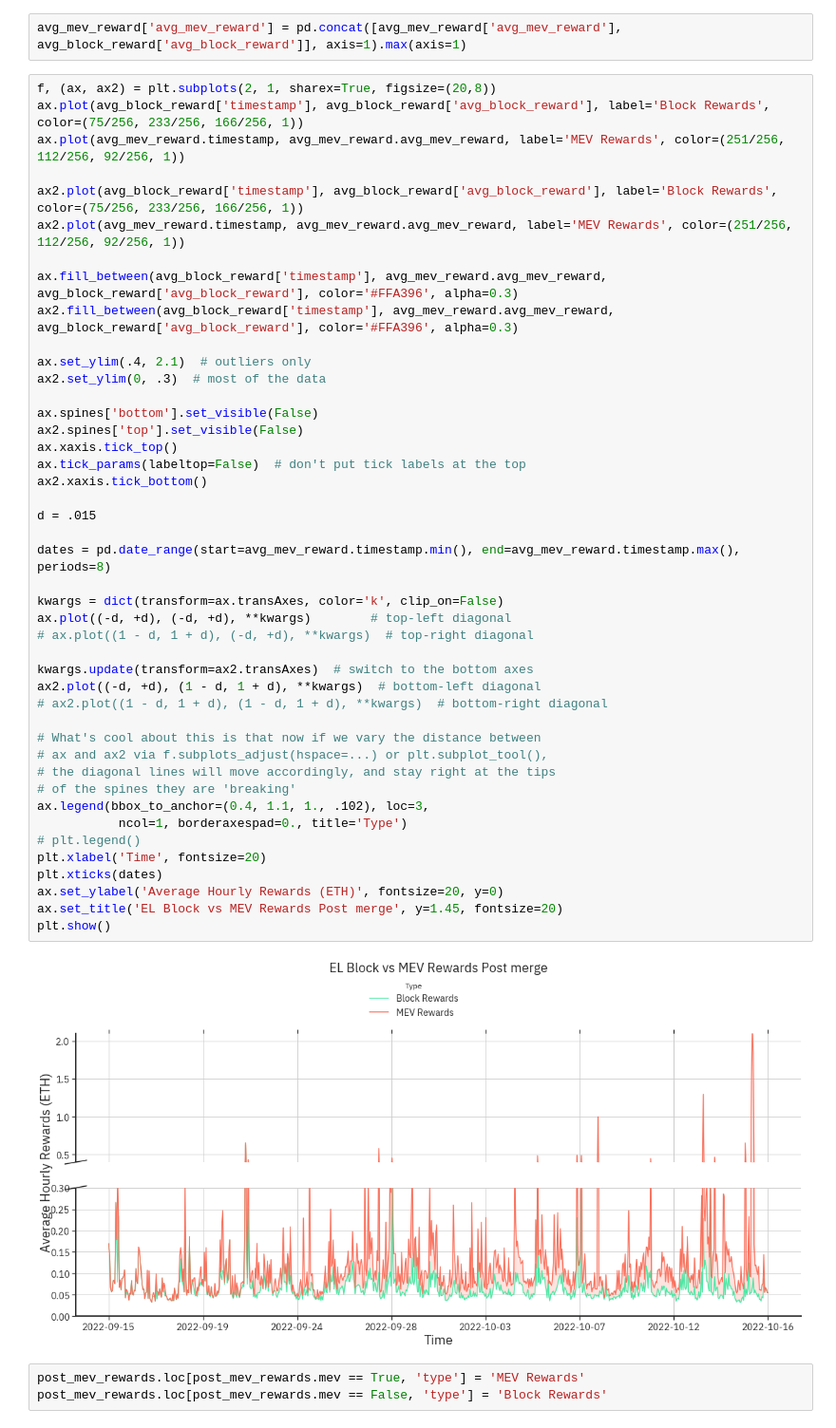
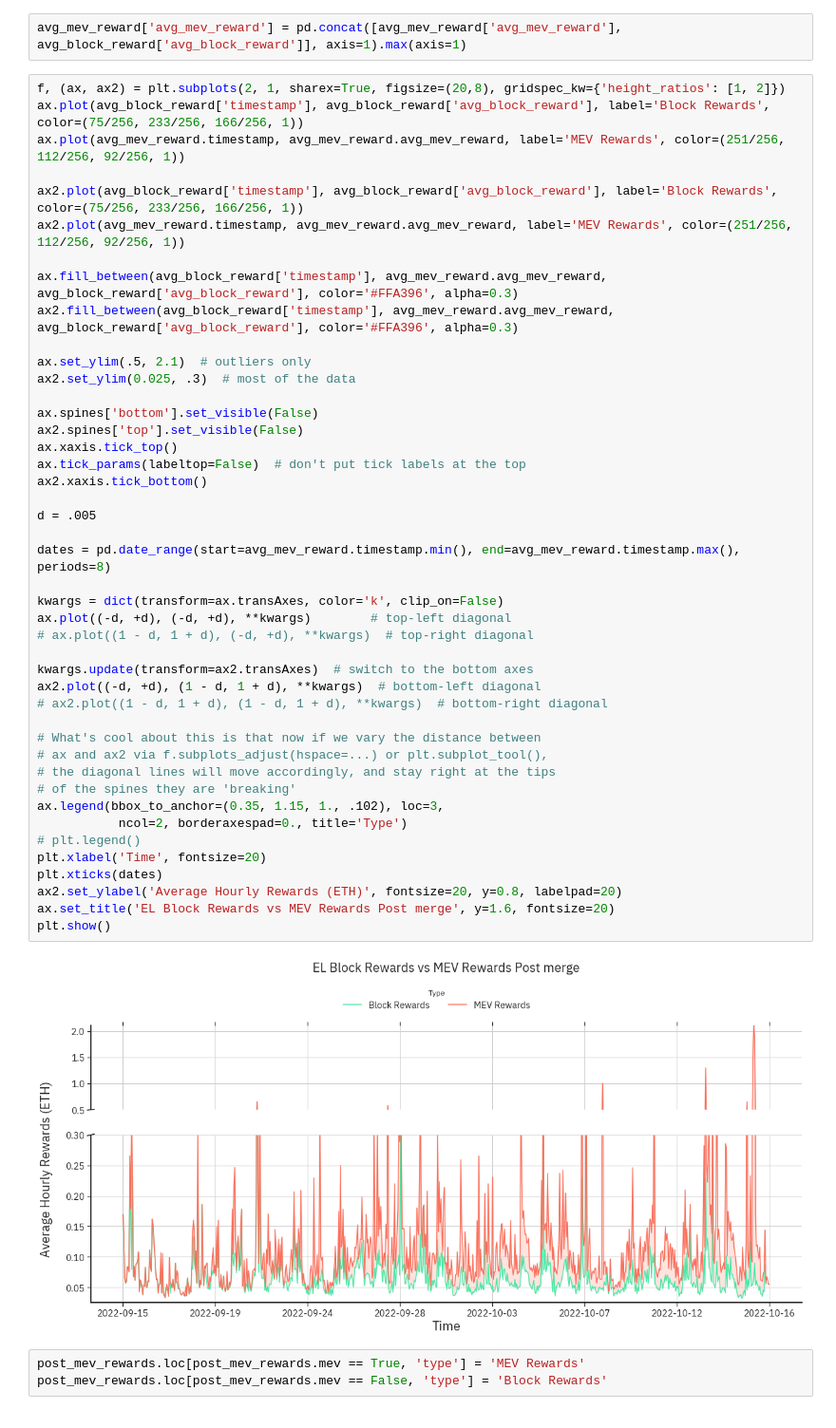
Before and after one commit to Metrika-Inc/eth-merge-data-challenge, a Jupyter notebook: EL analysis.ipynb, the cells around one changed output. Shown at 95% size. Cells and saved outputs as stored; diff of their text form.

Commit message:
Reworked average EL chart

```diff
--- a/EL analysis.ipynb
+++ b/EL analysis.ipynb
@@ -507,7 +507,7 @@ avg_mev_reward = post_mev_rewards.set_index('timestamp')['mev_value'].resample('
 # %%
 avg_mev_reward['avg_mev_reward'] = pd.concat([avg_mev_reward['avg_mev_reward'], avg_block_reward['avg_block_reward']], axis=1).max(axis=1)
 # %%
-f, (ax, ax2) = plt.subplots(2, 1, sharex=True, figsize=(20,8))
+f, (ax, ax2) = plt.subplots(2, 1, sharex=True, figsize=(20,8), gridspec_kw={'height_ratios': [1, 2]})
 ax.plot(avg_block_reward['timestamp'], avg_block_reward['avg_block_reward'], label='Block Rewards', color=(75/256, 233/256, 166/256, 1))
 ax.plot(avg_mev_reward.timestamp, avg_mev_reward.avg_mev_reward, label='MEV Rewards', color=(251/256, 112/256, 92/256, 1))
 
@@ -517,41 +517,41 @@ ax2.plot(avg_mev_reward.timestamp, avg_mev_reward.avg_mev_reward, label='MEV Rew
 ax.fill_between(avg_block_reward['timestamp'], avg_mev_reward.avg_mev_reward, avg_block_reward['avg_block_reward'], color='#FFA396', alpha=0.3)
 ax2.fill_between(avg_block_reward['timestamp'], avg_mev_reward.avg_mev_reward, avg_block_reward['avg_block_reward'], color='#FFA396', alpha=0.3)
 
-ax.set_ylim(.4, 2.1)  # outliers only
-ax2.set_ylim(0, .3)  # most of the data
+ax.set_ylim(.5, 2.1)  # outliers only
+ax2.set_ylim(0.025, .3)  # most of the data
 
 ax.spines['bottom'].set_visible(False)
 ax2.spines['top'].set_visible(False)
 ax.xaxis.tick_top()
 ax.tick_params(labeltop=False)  # don't put tick labels at the top
 ax2.xaxis.tick_bottom()
 
-d = .015
+d = .005
 
 dates = pd.date_range(start=avg_mev_reward.timestamp.min(), end=avg_mev_reward.timestamp.max(), periods=8)
 
 kwargs = dict(transform=ax.transAxes, color='k', clip_on=False)
 ax.plot((-d, +d), (-d, +d), **kwargs)        # top-left diagonal
 # ax.plot((1 - d, 1 + d), (-d, +d), **kwargs)  # top-right diagonal
 
 kwargs.update(transform=ax2.transAxes)  # switch to the bottom axes
 ax2.plot((-d, +d), (1 - d, 1 + d), **kwargs)  # bottom-left diagonal
 # ax2.plot((1 - d, 1 + d), (1 - d, 1 + d), **kwargs)  # bottom-right diagonal
 
 # What's cool about this is that now if we vary the distance between
 # ax and ax2 via f.subplots_adjust(hspace=...) or plt.subplot_tool(),
 # the diagonal lines will move accordingly, and stay right at the tips
 # of the spines they are 'breaking'
-ax.legend(bbox_to_anchor=(0.4, 1.1, 1., .102), loc=3,
-           ncol=1, borderaxespad=0., title='Type')
+ax.legend(bbox_to_anchor=(0.35, 1.15, 1., .102), loc=3,
+           ncol=2, borderaxespad=0., title='Type')
 # plt.legend()
 plt.xlabel('Time', fontsize=20)
 plt.xticks(dates)
-ax.set_ylabel('Average Hourly Rewards (ETH)', fontsize=20, y=0)
-ax.set_title('EL Block vs MEV Rewards Post merge', y=1.45, fontsize=20)
+ax2.set_ylabel('Average Hourly Rewards (ETH)', fontsize=20, y=0.8, labelpad=20)
+ax.set_title('EL Block Rewards vs MEV Rewards Post merge', y=1.6, fontsize=20)
 plt.show()
 # %% [output]
-[figure, old version]
+[figure, new version]
 # %%
 post_mev_rewards.loc[post_mev_rewards.mev == True, 'type'] = 'MEV Rewards'
 post_mev_rewards.loc[post_mev_rewards.mev == False, 'type'] = 'Block Rewards'
```
Also changed, not shown: parts of 3 cells of this notebook.
